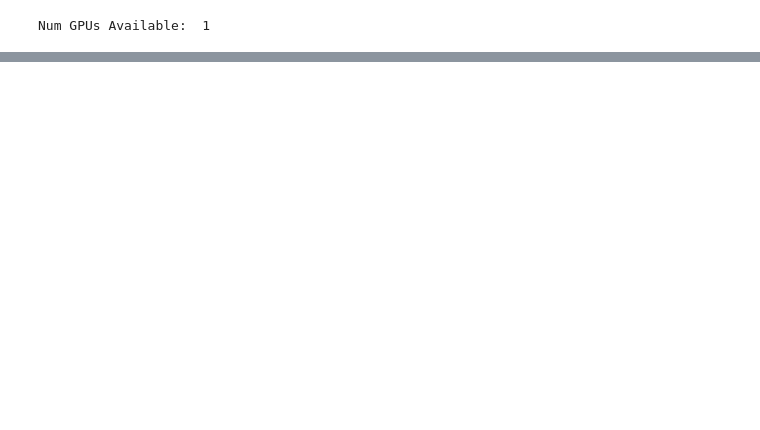
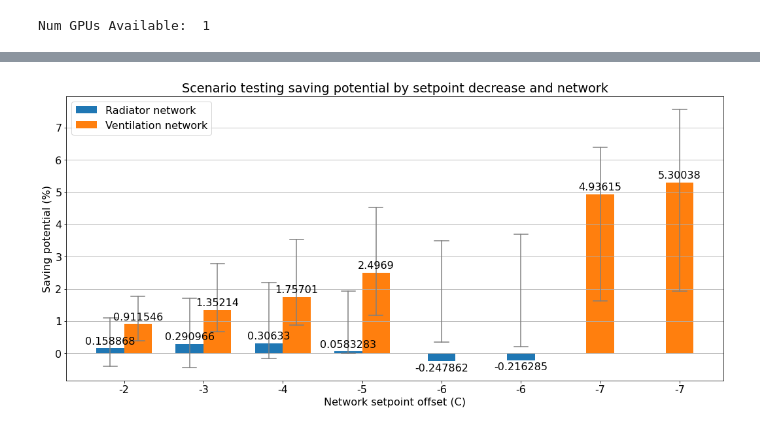
Before and after one commit to hamk-uas/HAMK_Smart_City, a Jupyter notebook: Scenario testing.ipynb, the cells around one changed output, grey strips where cells are left out. Drawn from its saved outputs; the diff is of its cells as text; code cells hidden in the pictures; blank space fills up the shorter version.

```diff
--- a/Scenario testing.ipynb
+++ b/Scenario testing.ipynb
@@ -127,0 +186,49 @@ Relative change in energy consumption for 24 hours covering last scenario:
+# %%
+preds, y_scenario = hvac_model.inv_target(x_train, hvac_model.model.predict(x_train), y_train)
+preds_offsets_removed, y_offsets_removed = hvac_model.inv_target(x_train_offsets_removed, hvac_model.model.predict(x_train_offsets_removed), y_train_offsets_removed)
+
+def get_24h_reductions(start, days):
+  reductions = []
+  errors = []
+  for i in range(len(days)):
+    eval_start = start + days[i]*24 + 18
+    eval_end = eval_start + 24
+    reductions.append(-100*(np.sum(preds[eval_start:eval_end])-np.sum(preds_offsets_removed[eval_start:eval_end]))/np.sum(preds_offsets_removed[eval_start:eval_end]))
+    ensemble_reductions = -100*(np.sum(resultsScenarioEnabled[:, eval_start:eval_end], axis=1) - np.sum(resultsScenarioDisabled[:, eval_start:eval_end], axis=1))/np.sum(resultsScenarioDisabled[:, eval_start:eval_end], axis=1)
+    ensemble_min = ensemble_reductions.min()
+    ensemble_max = ensemble_reductions.max()
+    errors.append((ensemble_min, ensemble_max))
+  return reductions, np.array(errors).T
+
+fig, ax = plt.subplots(figsize=(18, 8))
+width = 0.35
+labels = [-2, -3, -4, -5, -6, -6, -7, -7]
+x = np.arange(len(labels))  # the label locations
+x_radiator = [0- width/2, 1- width/2, 2- width/2, 3- width/2, 4, 5]
+reductions_radiator, errors_radiator = get_24h_reductions(1597-376-12-hvac_model.fut, [0, 1, 2, 3, 4, 5])
+x_ventilation = [0+ width/2, 1+ width/2, 2+ width/2, 3+ width/2, 6, 7]
+reductions_ventilation, errors_ventilation = get_24h_reductions(1597-376-12-hvac_model.fut + 24*7, [0, 1, 2, 3, 4, 5])
+plt.grid(True, 'major', 'y')
+rects1 = ax.bar(x_radiator, reductions_radiator, width, label='Radiator network')
+rects2 = ax.bar(x_ventilation, reductions_ventilation, width, label='Ventilation network')
+error_bar_color = "grey"
+for i in range(len(x_radiator)):
+  plt.plot([x_radiator[i]-width/4, x_radiator[i]+width/4], [errors_radiator[0][i], errors_radiator[0][i]], color=error_bar_color, marker="")
+  plt.plot([x_radiator[i]-width/4, x_radiator[i]+width/4], [errors_radiator[1][i], errors_radiator[1][i]], color=error_bar_color, marker="")
+  plt.plot([x_radiator[i], x_radiator[i]], [errors_radiator[0][i], errors_radiator[1][i]], color=error_bar_color, marker="")
+for i in range(len(x_ventilation)):
+  plt.plot([x_ventilation[i]-width/4, x_ventilation[i]+width/4], [errors_ventilation[0][i], errors_ventilation[0][i]], color=error_bar_color, marker="")
+  plt.plot([x_ventilation[i]-width/4, x_ventilation[i]+width/4], [errors_ventilation[1][i], errors_ventilation[1][i]], color=error_bar_color, marker="")
+  plt.plot([x_ventilation[i], x_ventilation[i]], [errors_ventilation[0][i], errors_ventilation[1][i]], color=error_bar_color, marker="")
+
+ax.set_xlabel('Network setpoint offset (C)')
+ax.set_ylabel('Saving potential (%)')
+ax.set_title('Scenario testing saving potential by setpoint decrease and network')
+ax.set_xticks(x, labels)
+ax.legend()
+
+ax.bar_label(rects1, padding=3)
+ax.bar_label(rects2, padding=3)
+
+plt.show()
+# %% [output]
@@ -127,0 +237 @@ Relative change in energy consumption for 24 hours covering last scenario:
+[figure, added]
```
Also changed, not shown: parts of 6 cells of this notebook, 5 other files.
